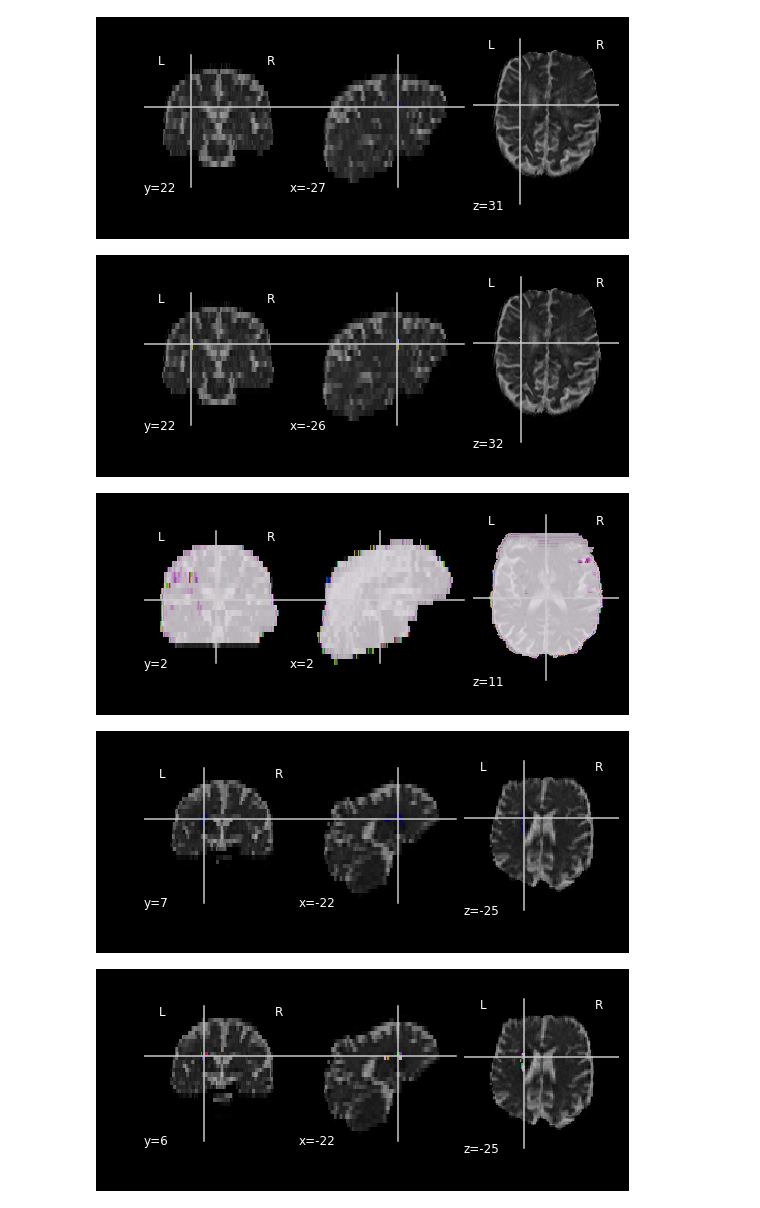
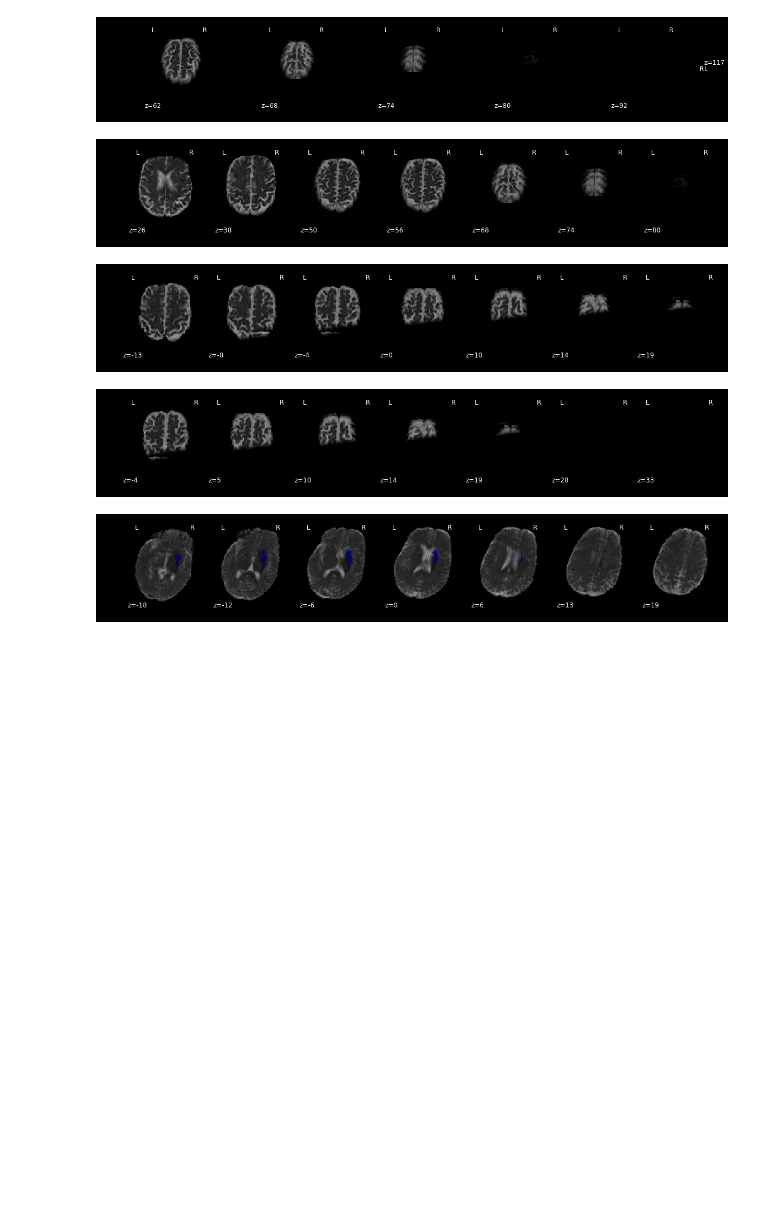
Before and after one commit to CarlosUziel/ischleseg, a Jupyter notebook: postprocessing.ipynb, the cells around one changed output. Drawn from its saved outputs; the diff is of its cells as text; code cells hidden in the pictures; blank space fills up the shorter version.

Commit message:
Added plot and save results to postprocessing. Figures still pending.

```diff
--- a/postprocessing.ipynb
+++ b/postprocessing.ipynb
@@ -37,7 +38,12 @@ for i in range(len(segms)):
                                for y in glob(os.path.join(x[0], '*MR_*.nii'))
                                if '4DPWI' not in y
                               ])
+    subject_label = sorted([y
+                            for x in os.walk(os.path.join(root_2, subject))
+                            for y in glob(os.path.join(x[0], '*OT*.nii'))
+                           ])
 
+    # Load ADC channel as reference
     original_img = nib.load(subject_channels[0])
 
     # load prediction
@@ -59,16 +65,20 @@ for i in range(len(segms)):
                           original_img.shape,
                           interpolation='continuous')
 
-    segms_img.append([subject_channels, pred, pmap_0, pmap_1])
+    segms_img.append([subject_channels, subject_label[0], pred, pmap_0, pmap_1])
 # %%
-for subject_channels, pred, pmap_0, pmap_1 in segms_img:
+# Plot original label and predicted label on top of original image
+for subject_channels, subject_label, pred, pmap_0, pmap_1 in segms_img:
     original_img = nib.load(subject_channels[0])
-    plot_roi(pred, original_img)
-    plot_roi(pmap_1, original_img)
-    plot_roi(pmap_0, original_img)
+    label = nib.load(subject_label)
+
+    plot_roi(label, original_img, display_mode='z')
+    plot_roi(pred, original_img, display_mode='z')
+    #plot_roi(pmap_1, original_img)
+    #plot_roi(pmap_0, original_img)
 # %% [output]
-[figure, old version]
+[figure, new version]
-[figure, old version]
+[figure, new version]
-[figure, old version]
+[figure, new version]
-[figure, old version]
+[figure, new version]
-[figure, old version]
+[figure, new version]
```
Also changed, not shown: parts of 4 cells of this notebook, 1 other file.
